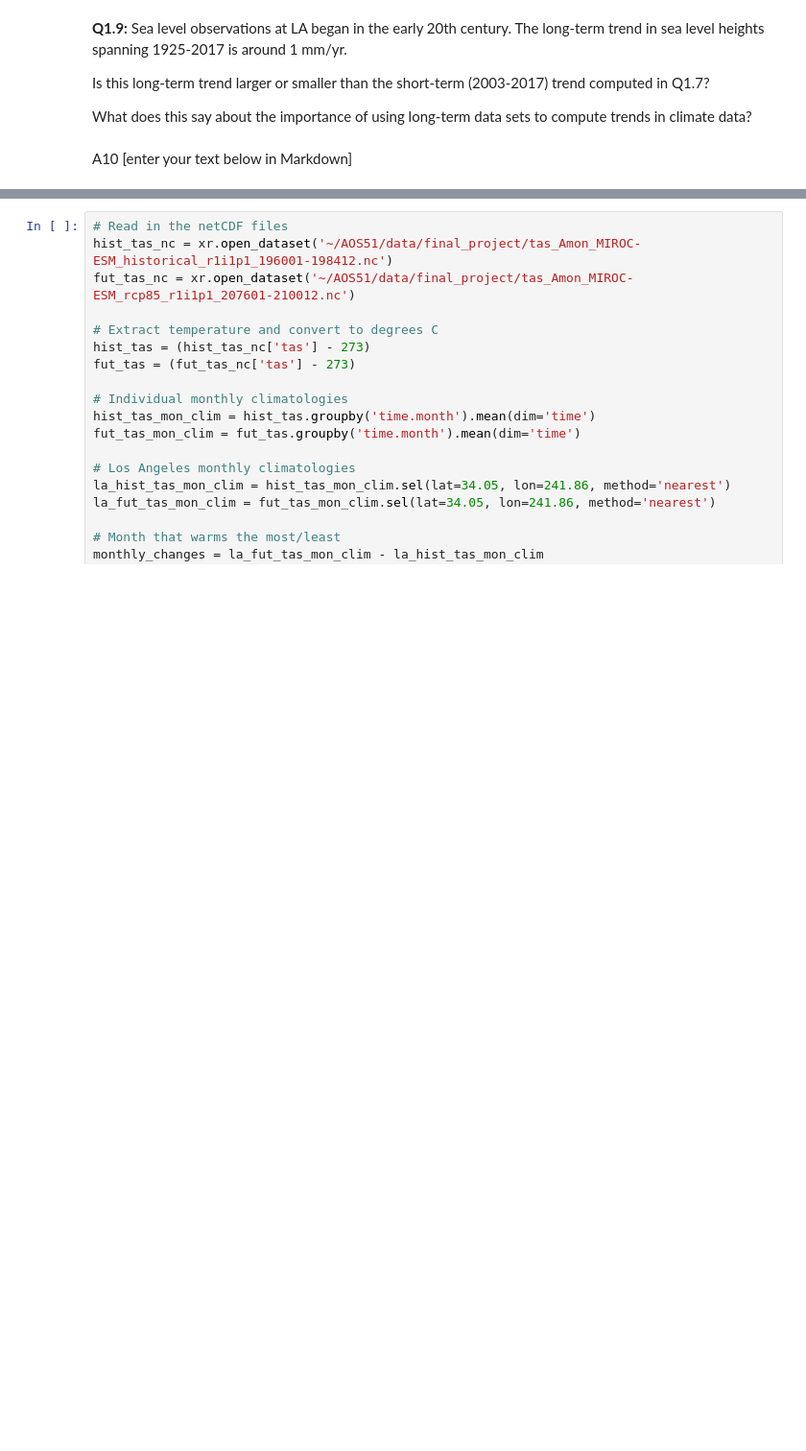
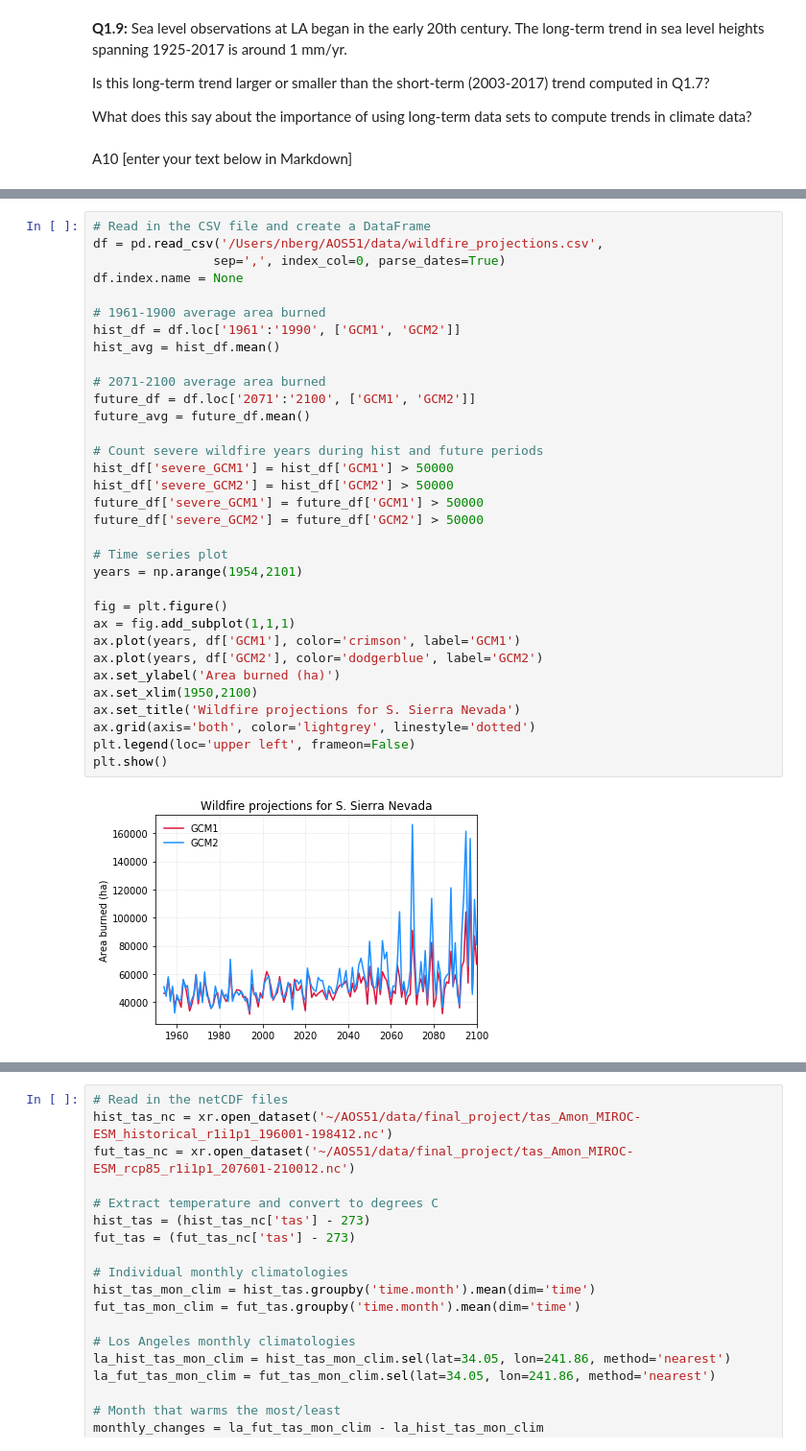
Before and after one commit to neil-berg/climate-data-analyses, a Jupyter notebook: assignments/AOS51_2019W_Final_KEY.ipynb, the cells around one changed output, grey strips where cells are left out. Shown: that part at 96% size. Saved outputs shown, nothing was run; the diff lists cells and outputs as text; blank space fills up the shorter version.

```diff
--- a/assignments/AOS51_2019W_Final_KEY.ipynb
+++ b/assignments/AOS51_2019W_Final_KEY.ipynb
@@ -152,4 +145,39 @@ In this problem, we'll examine model projections of wildfire over the Southern S
 Using `matplotlib`, create a time series displaying model simulations of area burned from 1954-2100.
 
 * Make your plot look fantastic and include appropriate labels, colors, etc!
+# %%
+# Read in the CSV file and create a DataFrame
+df = pd.read_csv('/Users/nberg/AOS51/data/wildfire_projections.csv',
+                sep=',', index_col=0, parse_dates=True)
+df.index.name = None
+
+# 1961-1900 average area burned
+hist_df = df.loc['1961':'1990', ['GCM1', 'GCM2']]
+hist_avg = hist_df.mean()
+
+# 2071-2100 average area burned
+future_df = df.loc['2071':'2100', ['GCM1', 'GCM2']]
+future_avg = future_df.mean()
+
+# Count severe wildfire years during hist and future periods
+hist_df['severe_GCM1'] = hist_df['GCM1'] > 50000
+hist_df['severe_GCM2'] = hist_df['GCM2'] > 50000
+future_df['severe_GCM1'] = future_df['GCM1'] > 50000
+future_df['severe_GCM2'] = future_df['GCM2'] > 50000
+
+# Time series plot
+years = np.arange(1954,2101)
+
+fig = plt.figure()
+ax = fig.add_subplot(1,1,1)
+ax.plot(years, df['GCM1'], color='crimson', label='GCM1')
+ax.plot(years, df['GCM2'], color='dodgerblue', label='GCM2')
+ax.set_ylabel('Area burned (ha)')
+ax.set_xlim(1950,2100)
+ax.set_title('Wildfire projections for S. Sierra Nevada')
+ax.grid(axis='both', color='lightgrey', linestyle='dotted')
+plt.legend(loc='upper left', frameon=False)
+plt.show()
+# %% [output]
+[figure, added]
 # %% [markdown]
```
Also changed, not shown: parts of 19 cells of this notebook.
